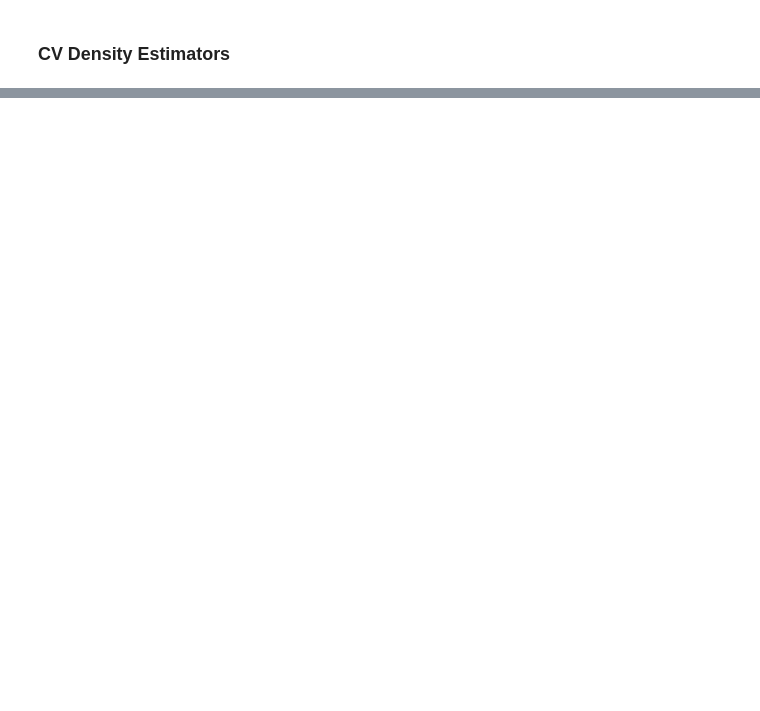
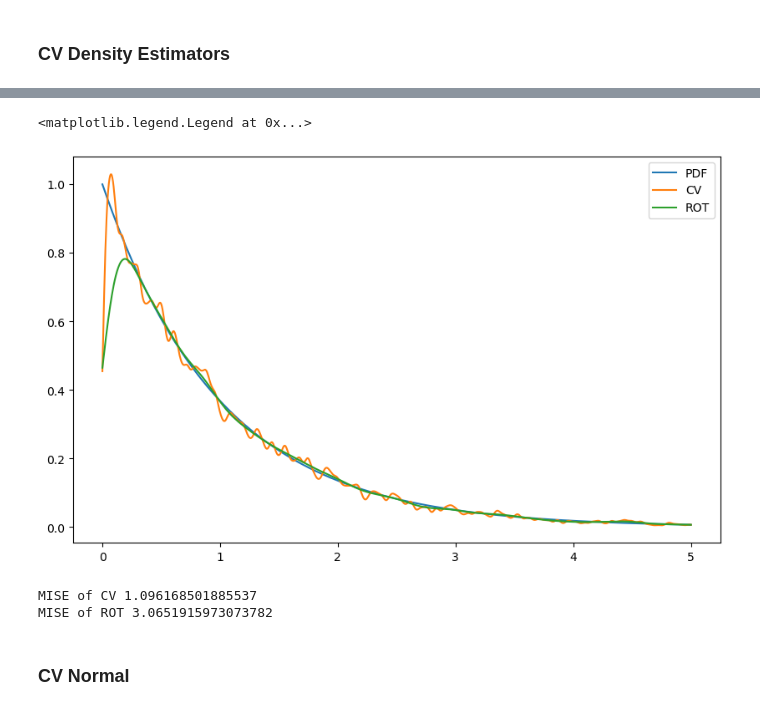
Before and after one commit to tcstrength/computer-science, a Jupyter notebook: math-statistics/kernel_density_estimation.ipynb, the cells around one changed output, grey strips where cells are left out. Cells and saved outputs as stored; diff of their text form; code cells hidden in the pictures; blank space fills up the shorter version.

```diff
--- a/math-statistics/kernel_density_estimation.ipynb
+++ b/math-statistics/kernel_density_estimation.ipynb
@@ -165,0 +216,2 @@ Risk_CV: 1.8060637398381584e-06
+# %%
+h_cv = h_list[np.argmin(cv_list)]
@@ -165,0 +231,2 @@ Risk_CV: 1.8060637398381584e-06
+# %%
+h_r = h_rot(X)
@@ -165,0 +244,27 @@ Risk_CV: 1.8060637398381584e-06
+# %%
+space = np.linspace(0, 5, 1000)
+y_cv = np.zeros_like(space)
+y_rot = np.zeros_like(space)
+y_pdf = np.zeros_like(space)
+for i, x in enumerate(space):
+    y_pdf[i] = stats.expon.pdf(x)
+    y_cv[i] = kde(X, x, h_cv, "gauss")
+    y_rot[i] = kde(X, x, h_r, "gauss")
+# %%
+plt.figure(figsize=(10, 6))
+# plt.hist(X, density=True, bins=30, label="Dist")
+plt.plot(space, y_pdf, label="PDF")
+plt.plot(space, y_cv, label="CV")
+plt.plot(space, y_rot, label="ROT")
+plt.legend()
+# %% [output]
+<matplotlib.legend.Legend at 0x...>
+[figure, added]
+# %%
+print("MISE of CV", mise(y_cv, y_pdf))
+print("MISE of ROT", mise(y_rot, y_pdf))
+# %% [output]
+MISE of CV 1.096168501885537
+MISE of ROT 3.0651915973073782
+# %% [markdown]
+### CV Normal
```
Also changed, not shown: parts of 34 cells of this notebook.
